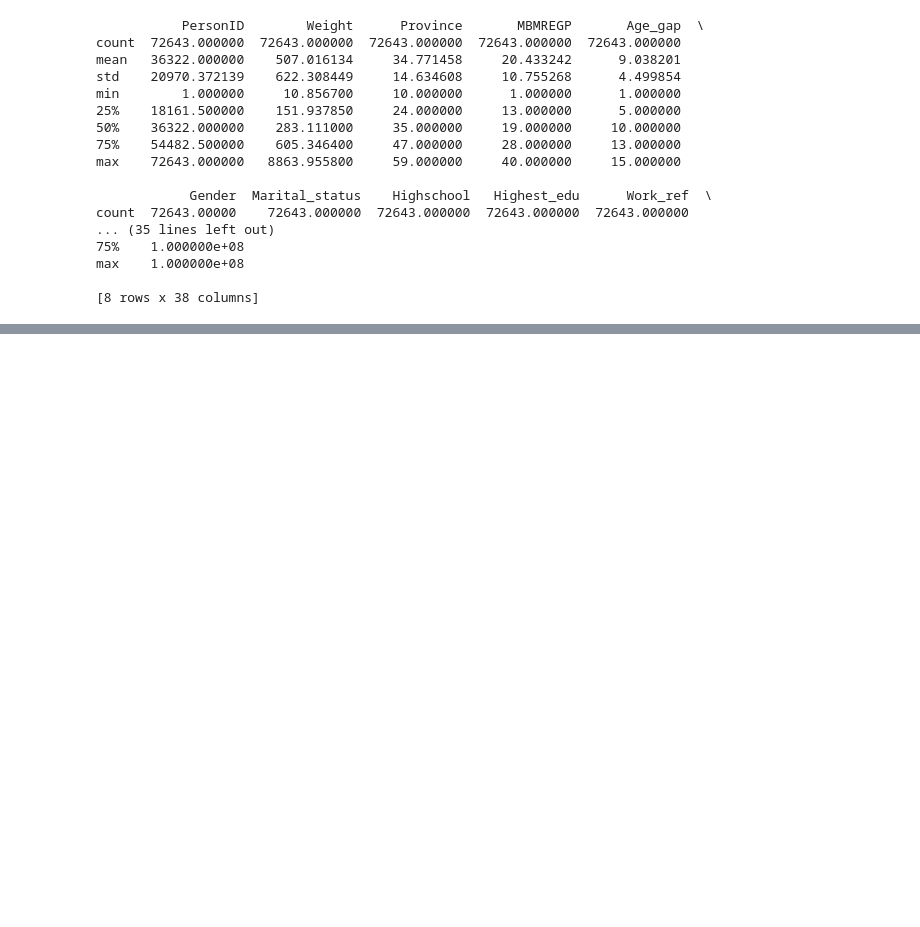
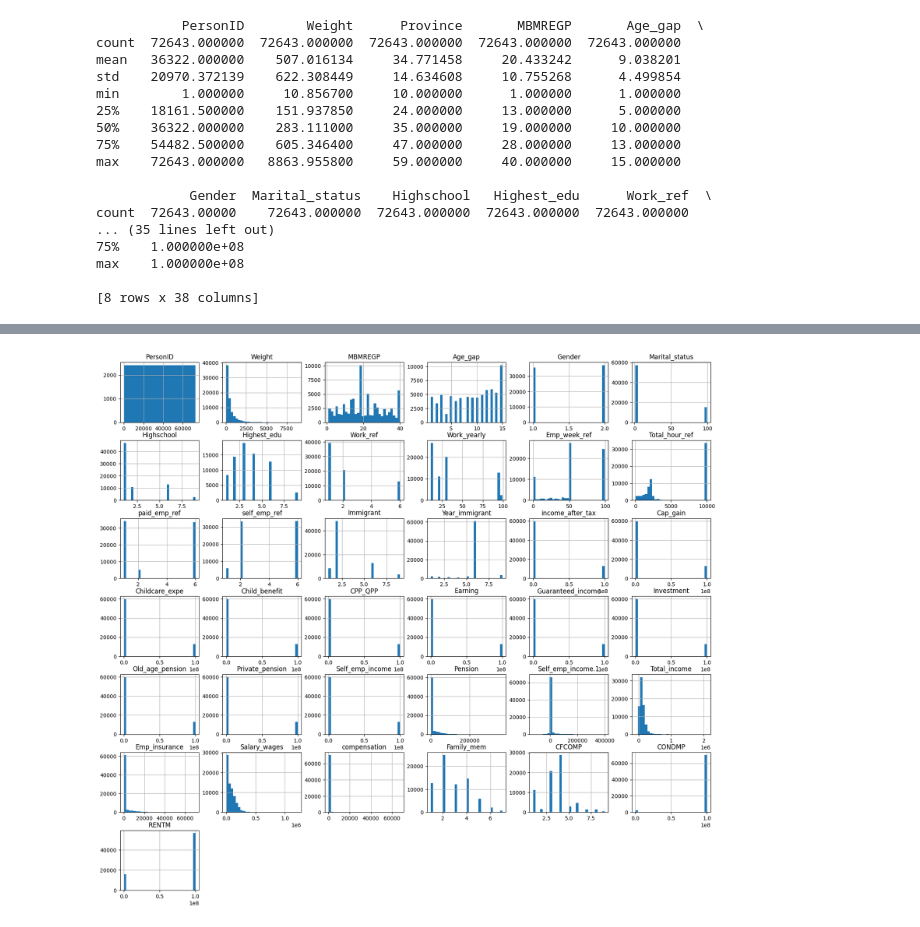
Before and after one commit to fegade99/proyecto_ds_13_david_felipe, a Jupyter notebook: src/explore.ipynb, the cells around one changed output, grey strips where cells are left out. Cells and saved outputs as stored; diff of their text form; code cells hidden in the pictures; blank space fills up the shorter version.

```diff
--- a/src/explore.ipynb
+++ b/src/explore.ipynb
@@ -126,0 +127,25 @@ max    1.000000e+08
+# %%
+# Transformamos la variable numérica "Province" a categórica.
+
+valores = data["Province"].unique().tolist()
+
+print(valores)
+
+# Creamos un diccionario de mapeo:
+mapeo = {
+    10: "Newfoundland and Labrador",
+    11: "Prince Edward Island",
+    12: "Nova Scotia",
+    13: "New Brunswick",
+    24: "Quebec",
+    35: "Ontario",
+    46: "Manitoba",
+    47: "Saskatchewan",
+    48: "Alberta",
+    59: "British Columbia"
+}
+
+# Reemplazamos los números en la columna por los nombres
+data["Province"] = data["Province"].replace(mapeo)
+
+print(data["Province"])
@@ -126,0 +170,7 @@ max    1.000000e+08
+# %%
+# Separar columnas numéricas y categóricas
+num_cols = data.select_dtypes(include=["number"]).columns
+cat_cols = data.select_dtypes(exclude=["number"]).columns
+
+print("Variables numéricas:", num_cols)
+print("Variables categóricas:", cat_cols)
@@ -126,0 +208,6 @@ max    1.000000e+08
+# %%
+# Histograma de variables numéricas
+data[num_cols].hist(figsize=(20, 18), bins=30)
+plt.show()
+# %% [output]
+[figure, added]
```
Also changed, not shown: parts of 10 cells of this notebook.
